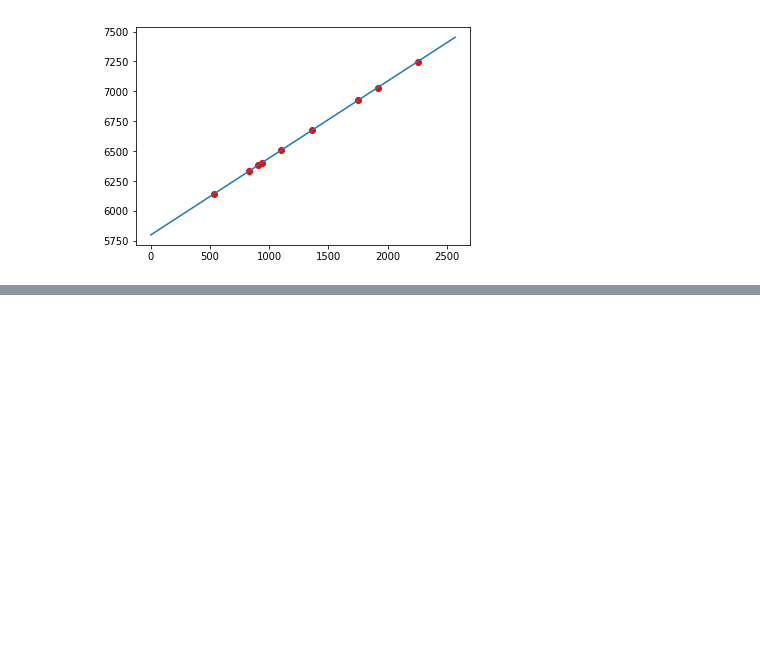
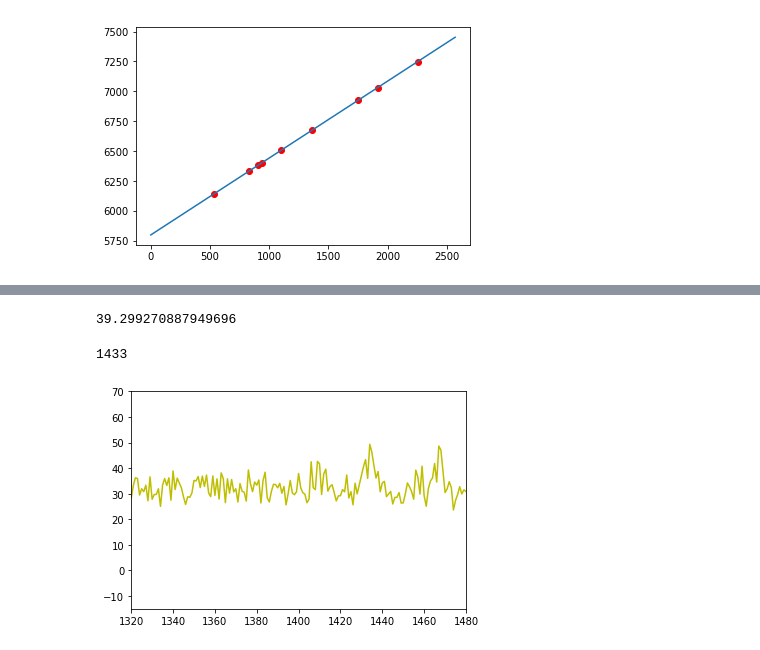
Before and after one commit to rqguan/Class-Code, a Jupyter notebook: Shane_Redu&Cali.ipynb, the cells around one changed output, grey strips where cells are left out. Drawn from its saved outputs; the diff is of its cells as text; code cells hidden in the pictures; blank space fills up the shorter version.

```diff
--- a/Shane_Redu&Cali.ipynb
+++ b/Shane_Redu&Cali.ipynb
@@ -196,0 +283,12 @@ y= 0.642814613386485 x+ 5800.269909667825
+# %%
+plt.plot(pixel,spec_a+10,c='y')
+plt.xlim(1320,1480)
+plt.ylim(-15,70)
+h_alpha = max(spec_a[1330:1530])
+print(h_alpha)
+
+list(spec_a).index(h_alpha)
+# %% [output]
+39.299270887949696
+1433
+[figure, added]
```
Also changed, not shown: parts of 17 cells of this notebook.
